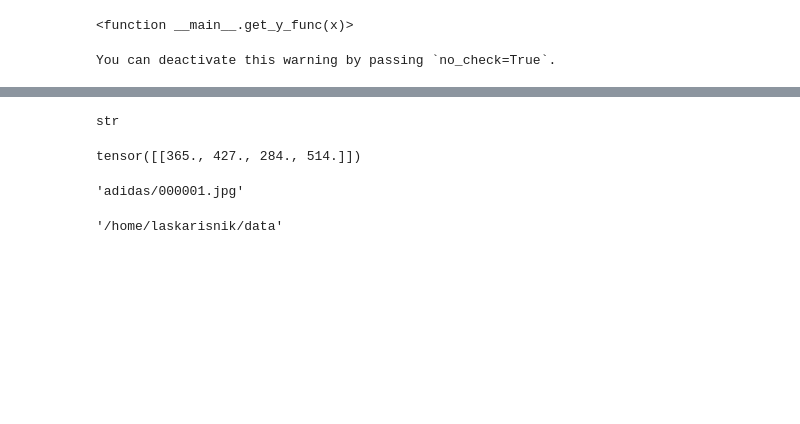
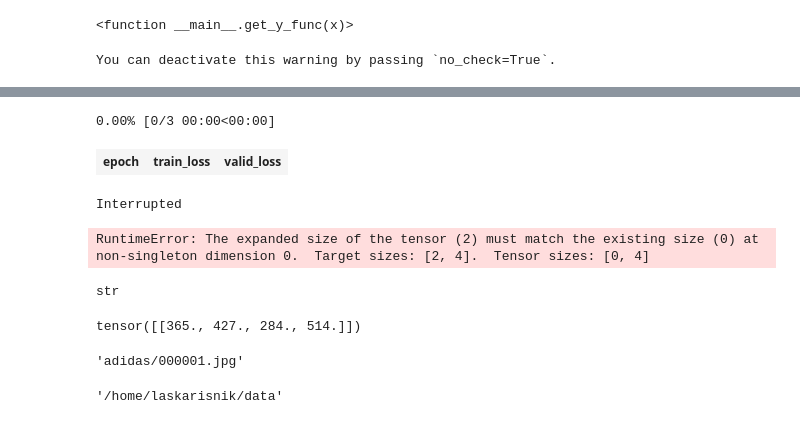
Before and after one commit to nikolaskaris/logos, a Jupyter notebook: fastai_bboxes.ipynb, the cells around one changed output, grey strips where cells are left out. Cells and saved outputs as stored; diff of their text form; code cells hidden in the pictures; blank space fills up the shorter version.

```diff
--- a/fastai_bboxes.ipynb
+++ b/fastai_bboxes.ipynb
@@ -197,7 +220,7 @@ get_y_func
 # %%
 def get_y_func(x):
     x = Path(x)
-    bboxes, labels = annotations[str(x.relative_to('images/'))]
+    bboxes, labels = annotations[str(x.relative_to('logos_tiny//'))]
     return [bboxes * 2 , labels * 2]
 # %%
 bboxes, labels = annotations['adidas/000010.jpg']
@@ -221,10 +243,11 @@ get_y_func
 # %% [output]
 <function __main__.get_y_func(x)>
 # %%
-data = (ObjectItemList.from_df(pd.DataFrame(data=list(annotations.keys())), path = 'images/')
+data = (ObjectItemList.from_df(pd.DataFrame(data=list(annotations.keys())), path = 'logos_tiny/')
            .random_split_by_pct()
            .label_from_func(get_y_func)
-           .transform(get_transforms(), tfm_y = True)
-           .databunch(bs=16, collate_fn=bb_pad_collate))
+           .transform(get_transforms(), tfm_y = True, size=224)
+           .databunch(bs=10, num_workers=0,collate_fn=bb_pad_collate)
+           .normalize(imagenet_stats))
 # %% [output]
 You can deactivate this warning by passing `no_check=True`.
@@ -240,3 +278,12 @@ bboxes, label = annotations['adidas/000001.jpg']
+# %%
+learn = create_cnn(data, models.resnet34)
+# %%
+learn.fit_one_cycle(3)
+# %% [output]
+0.00% [0/3 00:00<00:00]
+| epoch | train_loss | valid_loss |
+Interrupted
+RuntimeError: The expanded size of the tensor (2) must match the existing size (0) at non-singleton dimension 0.  Target sizes: [2, 4].  Tensor sizes: [0, 4]
 # %%
 type(label[0])
 # %% [output]
```
Also changed, not shown: parts of 32 cells of this notebook.
